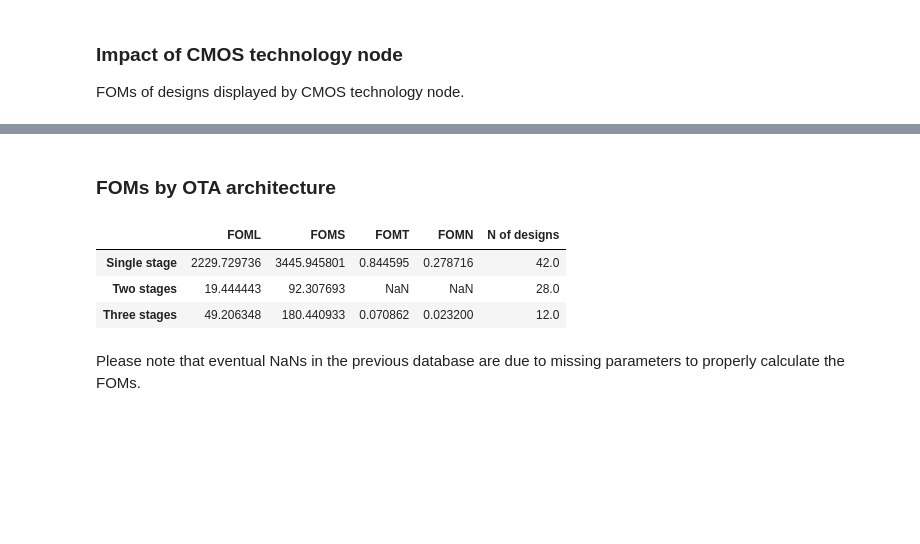
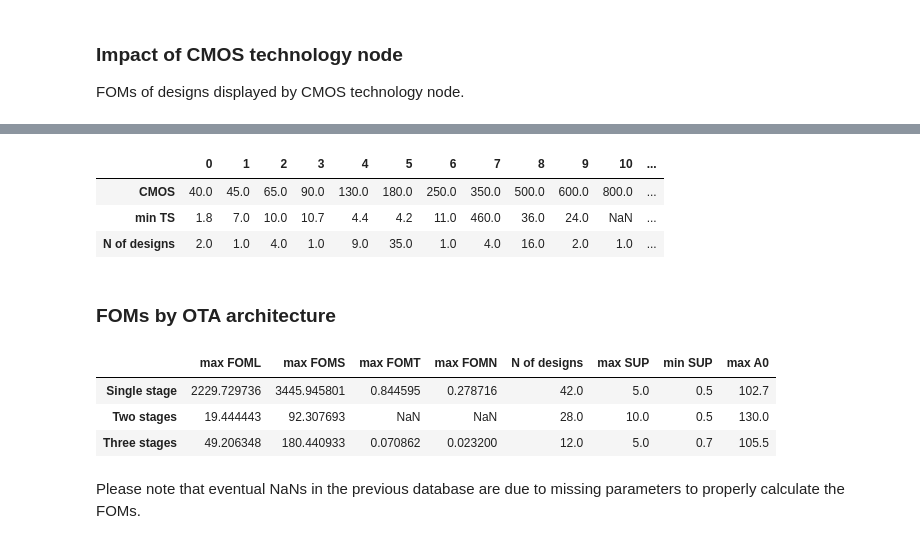
Before and after one commit to michele-dei/OTA-settling-survey, a Jupyter notebook: ota-settling-survey.ipynb, the cells around one changed output, grey strips where cells are left out. Cells and saved outputs as stored; diff of their text form; code cells hidden in the pictures; blank space fills up the shorter version.

```diff
--- a/ota-settling-survey.ipynb
+++ b/ota-settling-survey.ipynb
@@ -313,30 +318,52 @@ pass
+# %%
+# remove 0 from CMOS_no_dups, which is the list containing the technological nodes
+CMOS_no_dups = np.array([node for node in CMOS_no_dups if node != 0])
+CMOS_nodes = np.sort(CMOS_no_dups)
+dd = []
+for node in CMOS_nodes:
+    jj = np.where(x['CMOS'].to_numpy()==node)
+    dd.append([node, np.nanmin(x['TS'].to_numpy()[jj]), len(jj[0])])
+
+df = pd.DataFrame(dd, columns=['CMOS', 'min TS', 'N of designs'])
+
+display(df.transpose())
+# %% [output]
+|  | 0 | 1 | 2 | 3 | 4 | 5 | 6 | 7 | 8 | 9 | 10 | ... |
+| CMOS | 40.0 | 45.0 | 65.0 | 90.0 | 130.0 | 180.0 | 250.0 | 350.0 | 500.0 | 600.0 | 800.0 | ... |
+| min TS | 1.8 | 7.0 | 10.0 | 10.7 | 4.4 | 4.2 | 11.0 | 460.0 | 36.0 | 24.0 | NaN | ... |
+| N of designs | 2.0 | 1.0 | 4.0 | 1.0 | 9.0 | 35.0 | 1.0 | 4.0 | 16.0 | 2.0 | 1.0 | ... |
 # %% [markdown]
 ### FOMs by OTA architecture
 # %%
 FOM_max_list = []
 for ii in range(1, 4):
     jj = np.where(x['NS'].to_numpy()==ii)
     ndesigns = len(jj[0])
-    mx = max(FOML[jj]), max(FOMS[jj]), max(FOMT[jj]), max(FOMN[jj]), ndesigns
+    sup_array = x['SUP'].to_numpy()[jj]
+    a0_array = x['A0'].to_numpy()[jj]
+    sup_max = np.nanmax(sup_array)
+    sup_min = np.nanmin(sup_array)
+    a0_max = np.nanmax(a0_array)
+    mx = max(FOML[jj]), max(FOMS[jj]), max(FOMT[jj]), max(FOMN[jj]), ndesigns, sup_max, sup_min, a0_max
     FOM_max_list.append(mx)
-FOM_max = np.reshape(FOM_max_list, (3,5))
+FOM_max = np.reshape(FOM_max_list, (3,8))
 
 # index names
 index_values = ['Single stage', 'Two stages', 'Three stages']
 
 #  column names
-column_values = ['FOML', 'FOMS', 'FOMT', 'FOMN', 'N of designs']
+column_values = ['max FOML', 'max FOMS', 'max FOMT', 'max FOMN', 'N of designs', 'max SUP', 'min SUP', 'max A0']
 
 # creating the dataframe
 x_max = pd.DataFrame(data = FOM_max,
                   index = index_values,
                   columns = column_values)
 display(x_max)
 # %% [output]
-|  | FOML | FOMS | FOMT | FOMN | N of designs |
-| Single stage | 2229.729736 | 3445.945801 | 0.844595 | 0.278716 | 42.0 |
-| Two stages | 19.444443 | 92.307693 | NaN | NaN | 28.0 |
-| Three stages | 49.206348 | 180.440933 | 0.070862 | 0.023200 | 12.0 |
+|  | max FOML | max FOMS | max FOMT | max FOMN | N of designs | max SUP | min SUP | max A0 |
+| Single stage | 2229.729736 | 3445.945801 | 0.844595 | 0.278716 | 42.0 | 5.0 | 0.5 | 102.7 |
+| Two stages | 19.444443 | 92.307693 | NaN | NaN | 28.0 | 10.0 | 0.5 | 130.0 |
+| Three stages | 49.206348 | 180.440933 | 0.070862 | 0.023200 | 12.0 | 5.0 | 0.7 | 105.5 |
 # %% [markdown]
 Please note that eventual NaNs in the previous database are due to missing parameters to properly calculate the FOMs.
 # %% [markdown]
```
Also changed, not shown: parts of 7 cells of this notebook.
